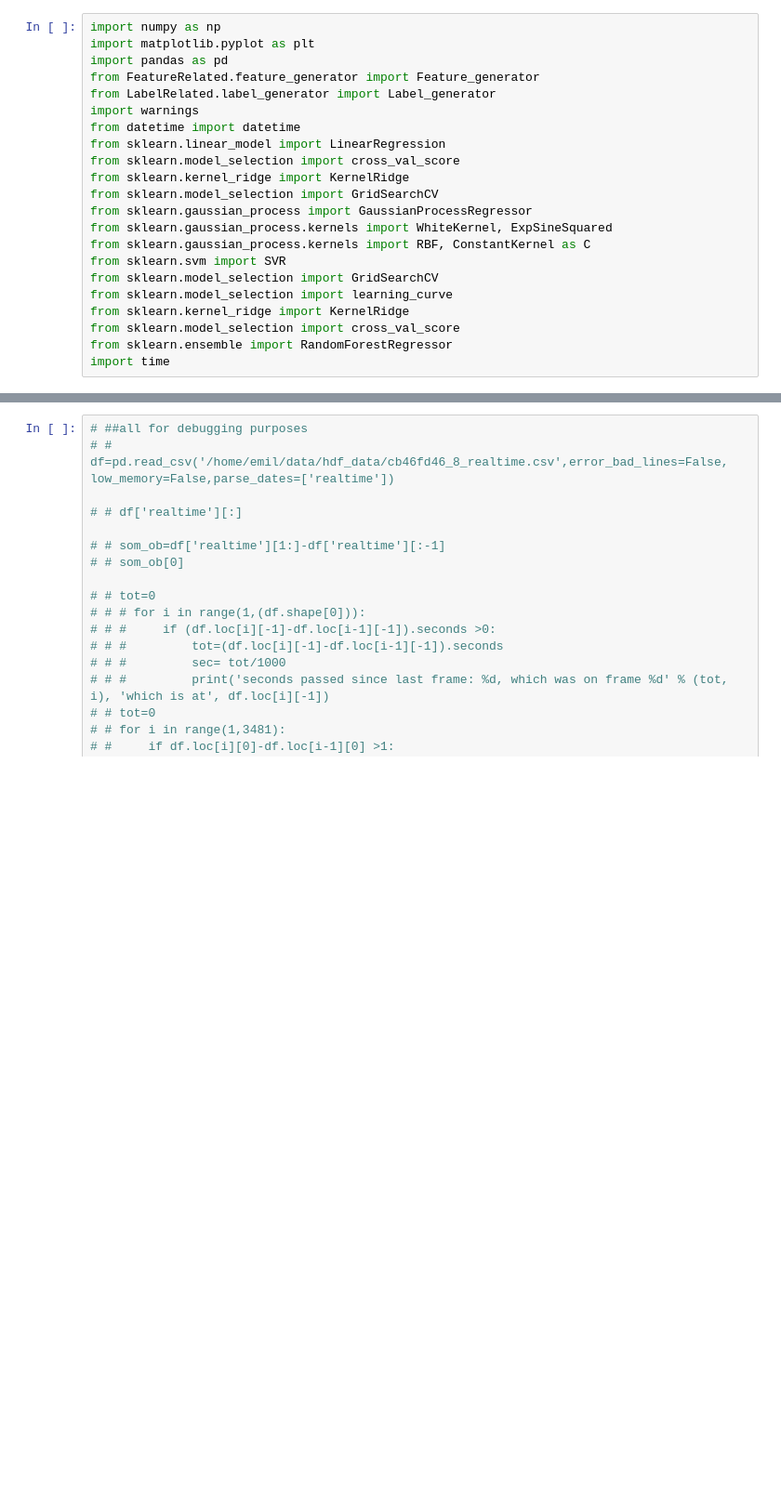
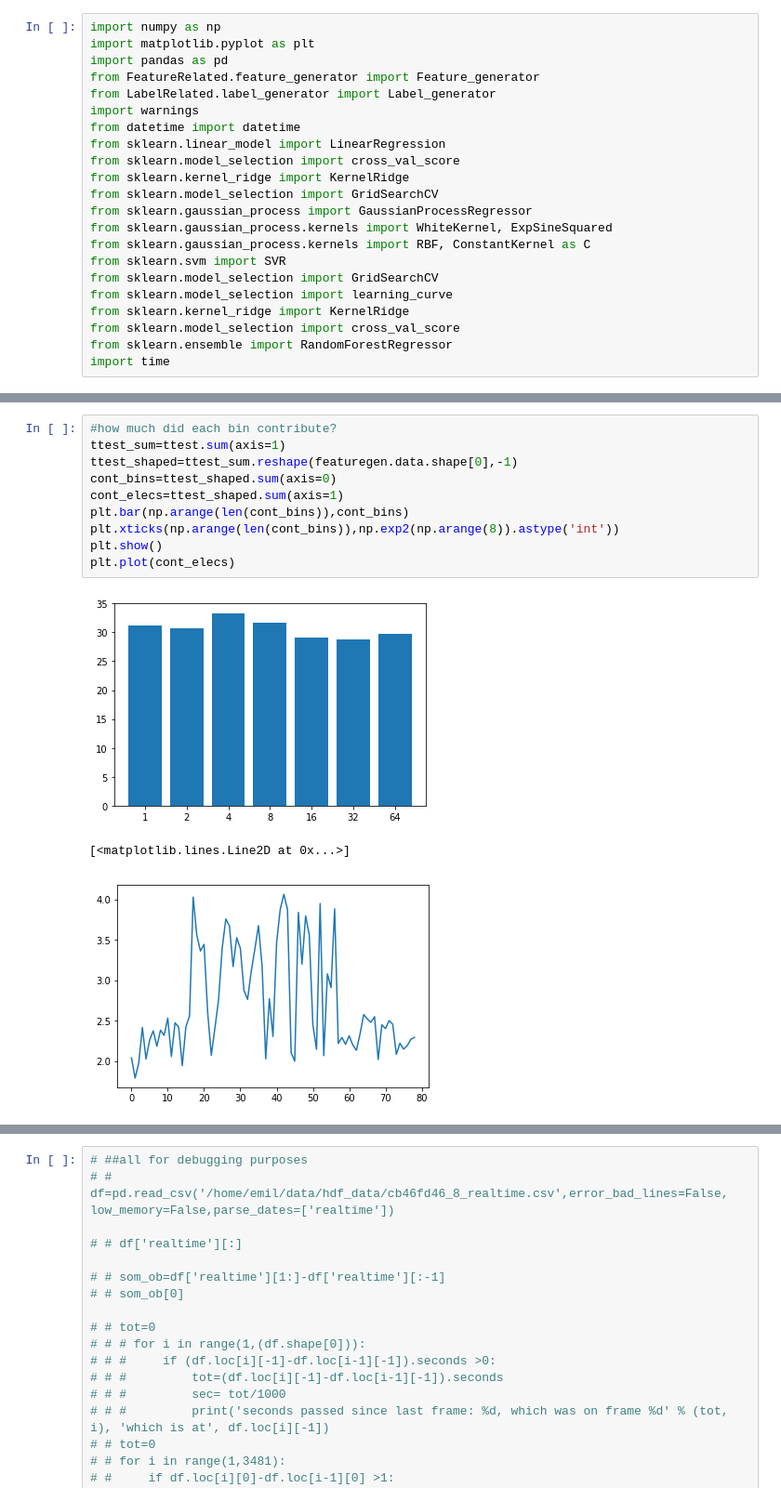
Before and after one commit to emilaz/EmoCog, a Jupyter notebook: EmoCog_Pipeline.ipynb, the cells around one changed output, grey strips where cells are left out. Shown at 93% size. Drawn from its saved outputs; the diff is of its cells as text; blank space fills up the shorter version.

```diff
--- a/EmoCog_Pipeline.ipynb
+++ b/EmoCog_Pipeline.ipynb
@@ -52,0 +75,14 @@ y=lablegen.generate_labels(start=0,end=40000,mask=featuregen.mask_bin, sliding_w
+# %%
+#how much did each bin contribute?
+ttest_sum=ttest.sum(axis=1)
+ttest_shaped=ttest_sum.reshape(featuregen.data.shape[0],-1)
+cont_bins=ttest_shaped.sum(axis=0)
+cont_elecs=ttest_shaped.sum(axis=1)
+plt.bar(np.arange(len(cont_bins)),cont_bins)
+plt.xticks(np.arange(len(cont_bins)),np.exp2(np.arange(8)).astype('int'))
+plt.show()
+plt.plot(cont_elecs)
+# %% [output]
+[figure, added]
+[<matplotlib.lines.Line2D at 0x...>]
+[figure, added]
```
Also changed, not shown: parts of 28 cells of this notebook, 2 other files.
